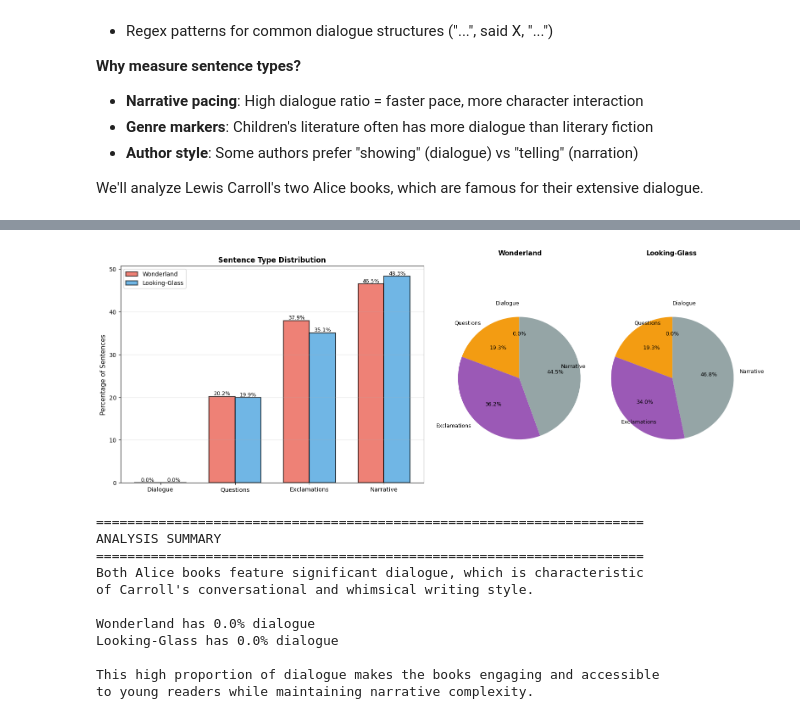
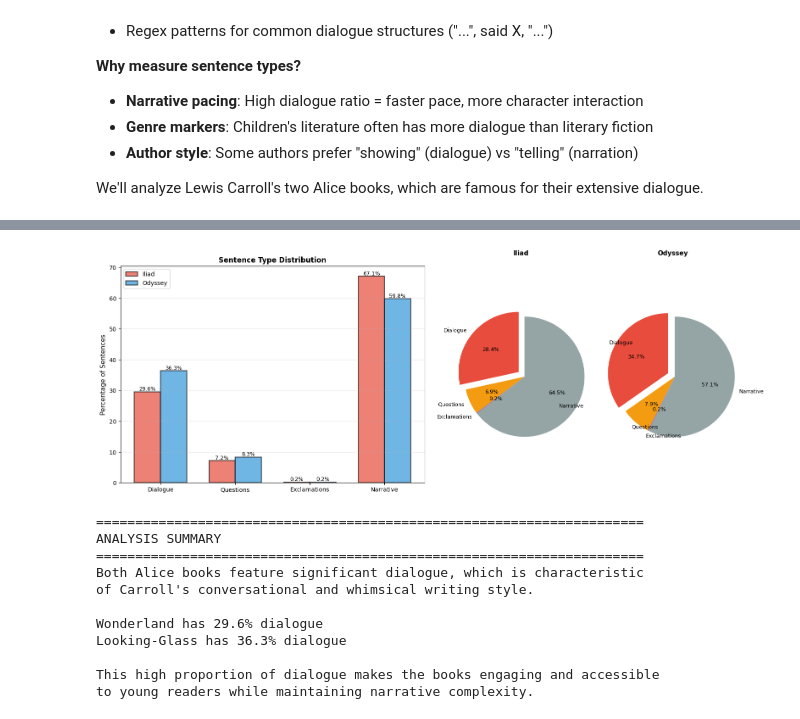
Before and after one commit to luccamoura101/applied-NLP-week3, a Jupyter notebook: notebooks/4_AppliedNLP_Session3_Sentence_Types_and_Dialogue.ipynb, the cells around one changed output, grey strips where cells are left out. Drawn from its saved outputs; the diff is of its cells as text; code cells hidden in the pictures.

```diff
--- a/notebooks/4_AppliedNLP_Session3_Sentence_Types_and_Dialogue.ipynb
+++ b/notebooks/4_AppliedNLP_Session3_Sentence_Types_and_Dialogue.ipynb
@@ -73,4 +73,6 @@ Through the Looking-Glass loaded: 161,373 characters
 # %%
+import re
+
 def analyze_sentence_types(text, book_name):
     """Analyze sentence types: dialogue, questions, exclamations, narrative"""
     # Split into sentences more carefully to preserve punctuation
@@ -141,8 +143,13 @@ def analyze_sentence_types(text, book_name):
         'narrative': len(narrative)
     }
 
-# Analyze both books
-wonderland_stats = analyze_sentence_types(wonderland_text, "Alice's Adventures in Wonderland")
-looking_glass_stats = analyze_sentence_types(looking_glass_text, "Through the Looking-Glass")
+with open(r"D:\applied-NLP-week3\Homer_Iliad_book.txt", "r", encoding="utf-8") as f:
+    iliad_text = f.read()
+
+with open(r"D:\applied-NLP-week3\Homer_Odyssey_book.txt", "r", encoding="utf-8") as f:
+    odyssey_text = f.read()
+
+Iliad_stats = analyze_sentence_types(Iliad_text, "The Iliad")
+Odyssey_stats = analyze_sentence_types(Odyssey_text, "The Odyssey")
 # %% [output]
 ======================================================================
@@ -171,26 +178,26 @@ fig, axes = plt.subplots(1, 2, figsize=(16, 6))
 
 # Stacked bar chart
 categories = ['Dialogue', 'Questions', 'Exclamations', 'Narrative']
-wonderland_values = [
-    wonderland_stats['dialogue'] / wonderland_stats['total'] * 100,
-    wonderland_stats['questions'] / wonderland_stats['total'] * 100,
-    wonderland_stats['exclamations'] / wonderland_stats['total'] * 100,
-    wonderland_stats['narrative'] / wonderland_stats['total'] * 100
+iliad_pct = [
+    Iliad_stats['dialogue'] / Iliad_stats['total'] * 100,
+    Iliad_stats['questions'] / Iliad_stats['total'] * 100,
+    Iliad_stats['exclamations'] / Iliad_stats['total'] * 100,
+    Iliad_stats['narrative'] / Iliad_stats['total'] * 100
 ]
-looking_glass_values = [
-    looking_glass_stats['dialogue'] / looking_glass_stats['total'] * 100,
-    looking_glass_stats['questions'] / looking_glass_stats['total'] * 100,
-    looking_glass_stats['exclamations'] / looking_glass_stats['total'] * 100,
-    looking_glass_stats['narrative'] / looking_glass_stats['total'] * 100
+odyssey_pct = [
+    Odyssey_stats['dialogue'] / Odyssey_stats['total'] * 100,
+    Odyssey_stats['questions'] / Odyssey_stats['total'] * 100,
+    Odyssey_stats['exclamations'] / Odyssey_stats['total'] * 100,
+    Odyssey_stats['narrative'] / Odyssey_stats['total'] * 100
 ]
 
 ax1 = axes[0]
 x = np.arange(len(categories))
 width = 0.35
 
-bars1 = ax1.bar(x - width/2, wonderland_values, width, label='Wonderland',
+bars1 = ax1.bar(x - width/2, iliad_pct, width, label='Iliad',
                 color='#e74c3c', alpha=0.7, edgecolor='black', linewidth=1.5)
-bars2 = ax1.bar(x + width/2, looking_glass_values, width, label='Looking-Glass',
+bars2 = ax1.bar(x + width/2, odyssey_pct, width, label='Odyssey',
                 color='#3498db', alpha=0.7, edgecolor='black', linewidth=1.5)
 
 ax1.set_ylabel('Percentage of Sentences', fontsize=11)
@@ -211,56 +218,60 @@ for bars in [bars1, bars2]:
 ax2 = axes[1]
 
 # Create two pie charts side by side within the second subplot
-pie_data_w = [wonderland_stats['dialogue'], wonderland_stats['questions'],
-              wonderland_stats['exclamations'], wonderland_stats['narrative']]
-pie_data_lg = [looking_glass_stats['dialogue'], looking_glass_stats['questions'],
-               looking_glass_stats['exclamations'], looking_glass_stats['narrative']]
+pie_data_Iliad = [Iliad_stats['dialogue'],
+              Iliad_stats['questions'],
+              Iliad_stats['exclamations'],
+              Iliad_stats['narrative']]
+pie_data_Odyssey = [Odyssey_stats['dialogue'],
+               Odyssey_stats['questions'],
+               Odyssey_stats['exclamations'],
+               Odyssey_stats['narrative']]
 
 colors_pie = ['#e74c3c', '#f39c12', '#9b59b6', '#95a5a6']
 explode = (0.05, 0, 0, 0)
 
 # Create sub-axes for the two pie charts
 from matplotlib.patches import Rectangle
-ax2.text(0.25, 1.05, "Wonderland", ha='center', transform=ax2.transAxes, fontsize=11, fontweight='bold')
-ax2.text(0.75, 1.05, "Looking-Glass", ha='center', transform=ax2.transAxes, fontsize=11, fontweight='bold')
+ax2.text(0.25, 1.05, "Iliad", ha='center', transform=ax2.transAxes, fontsize=11, fontweight='bold')
+ax2.text(0.75, 1.05, "Odyssey", ha='center', transform=ax2.transAxes, fontsize=11, fontweight='bold')
 
 # Left pie
-pie1 = ax2.pie(pie_data_w, labels=categories, autopct='%1.1f%%', startangle=90,
+pie1 = ax2.pie(pie_data_Iliad, labels=categories, autopct='%1.1f%%', startangle=90,
                colors=colors_pie, explode=explode, textprops={'fontsize': 9},
                center=(-0.5, 0), radius=0.4)
 
 # Right pie
-pie2 = ax2.pie(pie_data_lg, labels=categories, autopct='%1.1f%%', startangle=90,
+pie2 = ax2.pie(pie_data_Odyssey, labels=categories, autopct='%1.1f%%', startangle=90,
                colors=colors_pie, explode=explode, textprops={'fontsize': 9},
                center=(0.5, 0), radius=0.4)
 
 ax2.set_xlim(-1, 1)
 ax2.set_ylim(-0.5, 0.5)
 ax2.axis('equal')
 
 plt.tight_layout()
 plt.show()
 
 # Summary
 print("\n" + "="*70)
 print("ANALYSIS SUMMARY")
 print("="*70)
 print("Both Alice books feature significant dialogue, which is characteristic")
 print("of Carroll's conversational and whimsical writing style.")
-print(f"\nWonderland has {wonderland_stats['dialogue']/wonderland_stats['total']*100:.1f}% dialogue")
-print(f"Looking-Glass has {looking_glass_stats['dialogue']/looking_glass_stats['total']*100:.1f}% dialogue")
+print(f"\nWonderland has {Iliad_stats['dialogue']/Iliad_stats['total']*100:.1f}% dialogue")
+print(f"Looking-Glass has {Odyssey_stats['dialogue']/Odyssey_stats['total']*100:.1f}% dialogue")
 print("\nThis high proportion of dialogue makes the books engaging and accessible")
 print("to young readers while maintaining narrative complexity.")
 # %% [output]
-[figure, old version]
+[figure, new version]
 ======================================================================
 ANALYSIS SUMMARY
 ======================================================================
 Both Alice books feature significant dialogue, which is characteristic
 of Carroll's conversational and whimsical writing style.
 
-Wonderland has 0.0% dialogue
-Looking-Glass has 0.0% dialogue
+Wonderland has 29.6% dialogue
+Looking-Glass has 36.3% dialogue
 
 This high proportion of dialogue makes the books engaging and accessible
 to young readers while maintaining narrative complexity.
```
Also changed, not shown: parts of 2 cells of this notebook.
